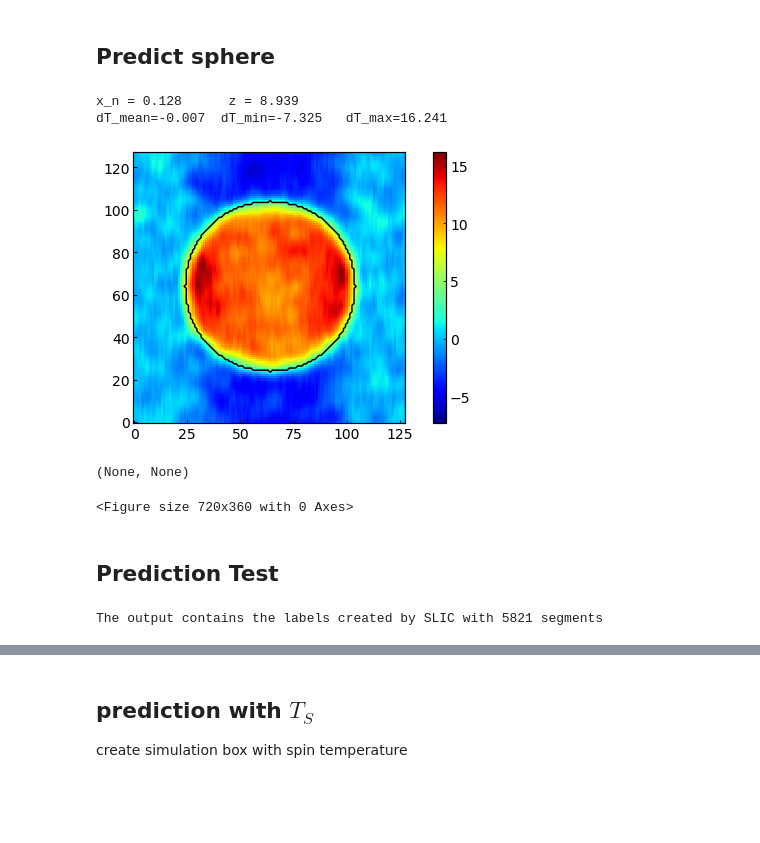
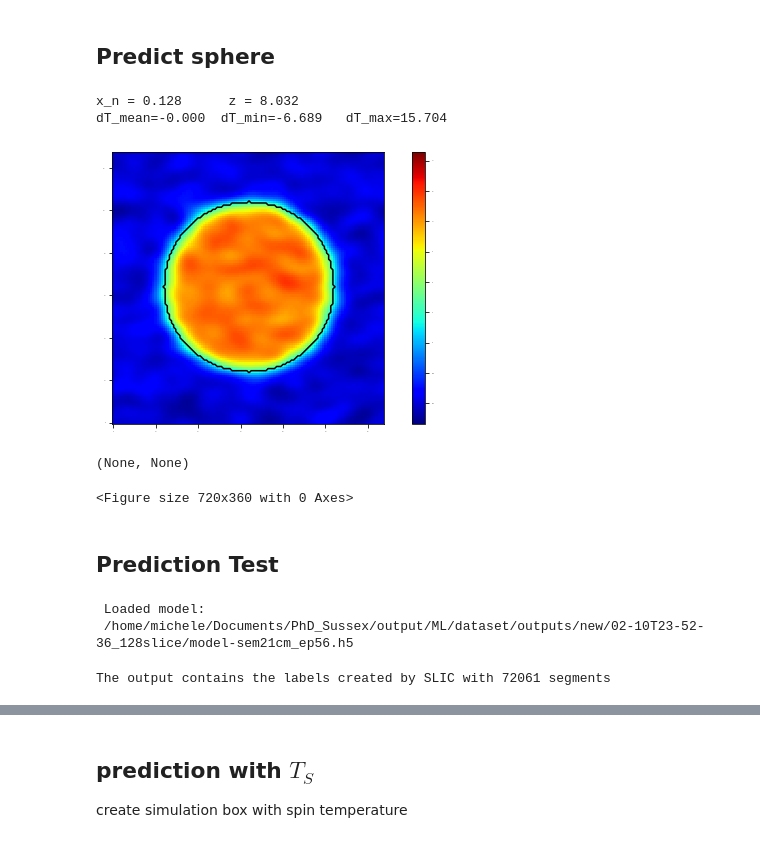
Before and after one commit to micbia/SegU-Net, a Jupyter notebook: pred21cm.ipynb, the cells around one changed output, grey strips where cells are left out. Cells and saved outputs as stored; diff of their text form; code cells hidden in the pictures; blank space fills up the shorter version.

```diff
--- a/pred21cm.ipynb
+++ b/pred21cm.ipynb
@@ -468,15 +516,18 @@ plt.clf()
 # %% [markdown]
 ## Betti Number
 # %%
-b_i = [t2c.betti0(data=X_seg), t2c.betti1(data=X_seg), t2c.betti2(data=X_seg)]
+betti_true = [t2c.betti0(data=mask_xn), t2c.betti1(data=mask_xn), t2c.betti2(data=mask_xn)]
+betti_seg = [t2c.betti0(data=X_seg), t2c.betti1(data=X_seg), t2c.betti2(data=X_seg)]
+betti_sp = [t2c.betti0(data=X_sp), t2c.betti1(data=X_sp), t2c.betti2(data=X_sp)]
+
+"""
 b0_tta = np.zeros(X_tta.shape[0])
 b1_tta = np.zeros(X_tta.shape[0])
 b2_tta = np.zeros(X_tta.shape[0])
 
 for i_x in tqdm(range(X_tta.shape[0])):
-    x, X_tta[i_x]
+    x = X_tta[i_x]
     b0_tta[i_x] = t2c.betti0(data=x)
     b1_tta[i_x] = t2c.betti1(data=x)
     b2_tta[i_x] = t2c.betti2(data=x)
-
-#2c.betti2(data=X_seg), np.std(b0))
+""";
@@ -735,0 +871,27 @@ print(phi_sp_low_z, phi_sp_high_z)
+# %%
+from scipy.stats import norm
+
+tobs = np.array([200, 500, 700, 900, 1000, 1200, 1500, 2000])
+redshift = np.array([7.310, 8.032, 8.720])
+
+PATH_MODEL = '/home/michele/Documents/PhD_Sussex/output/ML/dataset/outputs/new/02-10T23-52-36_128slice/predictions/compare_tobs/'
+compare_tobs = np.loadtxt('%scompare_tobs.txt' %(PATH_MODEL))
+std_noise = np.zeros_like(compare_tobs)
+
+for iz, z in enumerate(redshift):
+    uv = uvs['%.3f' %z]
+
+    for it, t in enumerate(tobs):
+        noise_cube = t2c.noise_cube_coeval(params['HII_DIM'], z, obs_time=t, boxsize=params['BOX_LEN'], total_int_time=6.0, int_time=10.0, declination=-30.0, uv_map=uv, N_ant=Nant, verbose=False)
+        smt_noise_cube = t2c.smooth_coeval(noise_cube, z, box_size_mpc=params['HII_DIM'], max_baseline=2.0, ratio=1.0, nu_axis=2)
+        mu, std = norm.fit(smt_noise_cube.flatten())
+        print(mu, std)
+        """
+        plt.hist(smt_noise_cube.flatten(), density=True, bins=150, label='z = %.3f' %z)
+        x = np.linspace(smt_noise_cube.min(), smt_noise_cube.max(), 100)
+        p = norm.pdf(x, mu, std)
+        plt.plot(x, p, 'k', label='fit')
+        plt.legend()
+        plt.show(), plt.clf()
+        """;
+        std_noise[iz, it] = std
@@ -981,25 +1215,27 @@ def RescaleData(arr, a=-1, b=1):
 # %%
 data = Sphere(r=40)
 #data = Molecule()
 #data = SwissCheese(rs=[15,30], nrb=30)
 #data = ManWithHat()
 print('x_n = %.3f\t z = %.3f' %(np.mean(data), z))
 
 dT_test = RescaleData(data, a=-8, b=8)
 dT_test = t2c.subtract_mean_signal(dT_test, los_axis=2)
 dT_test_smt = t2c.smooth_coeval(dT_test+noise_cube, z, box_size_mpc=cube.user_params.HII_DIM, max_baseline=2.0, ratio=1.0, nu_axis=2)
 
 print('dT_mean=%.3f\tdT_min=%.3f\tdT_max=%.3f' %(np.mean(dT_test_smt), np.min(dT_test_smt), np.max(dT_test_smt)))
 
 # Plot
 plt.rcParams['figure.figsize'] = [10, 5]
-plt.imshow(dT_test_smt[:,64,:], cmap='jet', origin='lower', vmin=np.min(dT_test_smt), vmax=np.max(dT_test_smt))
+plt.imshow(dT_test_smt[:,:,64], cmap='jet', origin='lower', vmin=np.min(dT_test_smt), vmax=np.max(dT_test_smt))
 plt.colorbar()
-plt.contour(data[:,64,:], colors='k', levels=[0.5])
+plt.contour(data[:,:,64], colors='k', levels=[0.5])
+plt.savefig(outpath+'sphere_slice.png', bbox_inches='tight')
+
 plt.show(), plt.clf()
 # %% [output]
-x_n = 0.128      z = 8.939
-dT_mean=-0.007  dT_min=-7.325   dT_max=16.241
+x_n = 0.128      z = 8.032
+dT_mean=-0.000  dT_min=-6.689   dT_max=15.704
-[figure, old version]
+[figure, new version]
 (None, None)
 <Figure size 720x360 with 0 Axes>
@@ -1029,11 +1249,24 @@ X_seg[:,64,:] = model.predict(X[:,:,64,:,:], verbose=0).squeeze()
+# %%
+y = data.astype(int)
+
+conf_file = '/home/michele/Documents/PhD_Sussex/output/ML/SegNet/tests/runs/net2D_021020.ini'
+model = LoadSegUnetModel(conf_file)
+
+from utils_network.prediction import SegUnet21cmPredict
+from utils.other_utils import RescaleData
+
+X_tta = SegUnet21cmPredict(unet=model, x=dT_test_smt, TTA=False)
+X_seg = np.round(np.mean(X_tta, axis=0))
+# %% [output]
+ Loaded model:
+ /home/michele/Documents/PhD_Sussex/output/ML/dataset/outputs/new/02-10T23-52-36_128slice/model-sem21cm_ep56.h5
 # %%
 # Super-Pixel
-X = X.squeeze()
-labels = t2c.slic_cube(X.astype(dtype='float64'), n_segments=5000, compactness=0.1, max_iter=20, sigma=0, min_size_factor=0.5, max_size_factor=3, cmap=None)
-superpixel_map = t2c.superpixel_map(X, labels)
-X_sp = 1-t2c.stitch_superpixels(X, labels, bins='knuth', binary=True, on_superpixel_map=True)
+labels = t2c.slic_cube(dT_test_smt.astype(dtype='float64'), n_segments=50000, compactness=0.1, max_iter=20, sigma=0, min_size_factor=0.5, max_size_factor=3, cmap=None)
+superpixel_map = t2c.superpixel_map(dT_test_smt, labels)
+X_sp = 1-t2c.stitch_superpixels(dT_test_smt, labels, bins='knuth', binary=True, on_superpixel_map=True)
 # %% [output]
-The output contains the labels created by SLIC with 5821 segments
+The output contains the labels created by SLIC with 72061 segments
 # %%
 from sklearn.metrics import matthews_corrcoef
 
```
Also changed, not shown: parts of 40 cells of this notebook, 3 other files.
